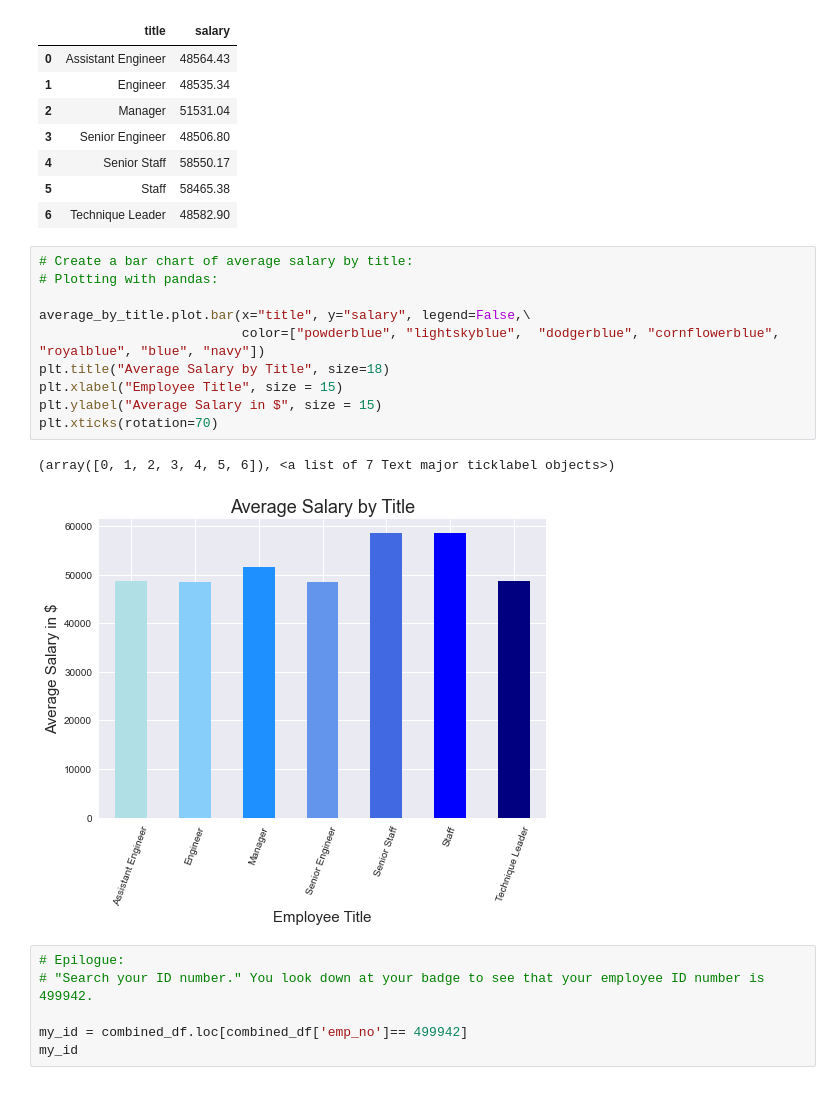
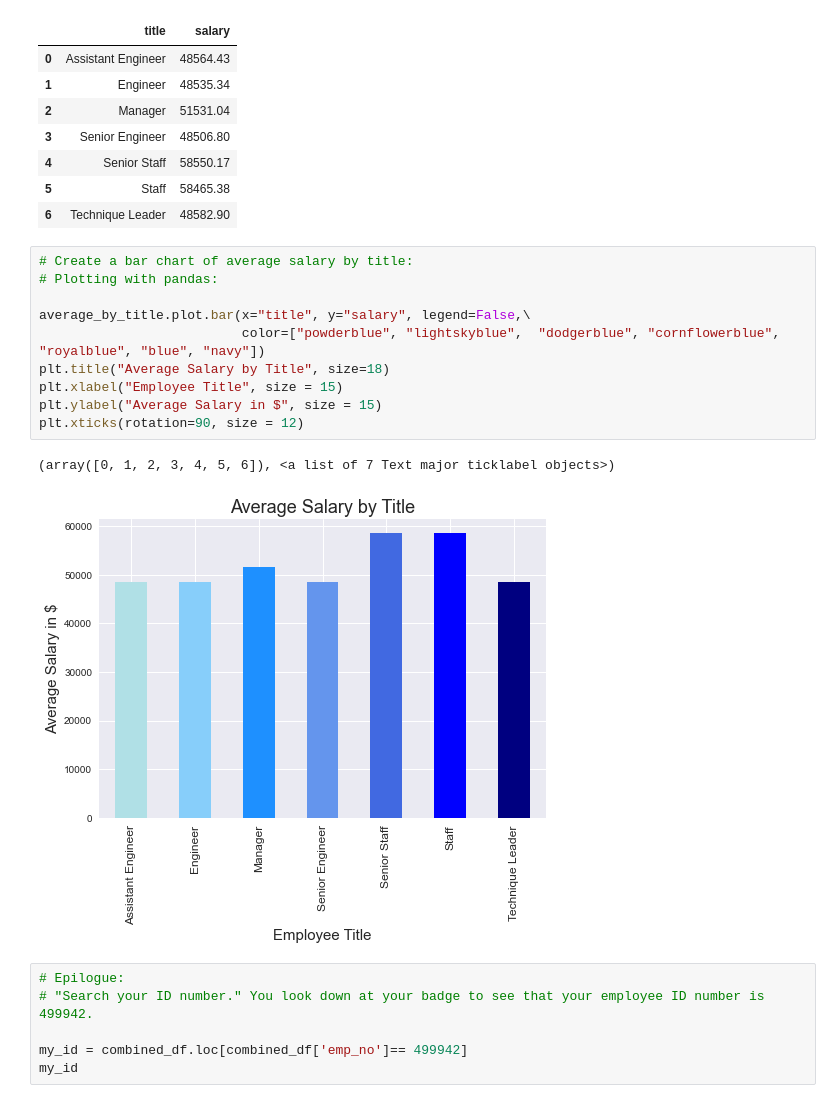
Before and after one commit to Auburn9698/sql-challenge, a Jupyter notebook: EmployeeSQL/Bonus.ipynb, the cells around one changed output. Drawn from its saved outputs; the diff is of its cells as text.

Commit message:
Updated chart
Updated chart

```diff
--- a/EmployeeSQL/Bonus.ipynb
+++ b/EmployeeSQL/Bonus.ipynb
@@ -126,16 +126,16 @@ average_by_title
 # %%
 # Create a bar chart of average salary by title:
 # Plotting with pandas:
 
 average_by_title.plot.bar(x="title", y="salary", legend=False,\
                           color=["powderblue", "lightskyblue",  "dodgerblue", "cornflowerblue", "royalblue", "blue", "navy"])
 plt.title("Average Salary by Title", size=18)
 plt.xlabel("Employee Title", size = 15)
 plt.ylabel("Average Salary in $", size = 15)
-plt.xticks(rotation=70)
+plt.xticks(rotation=90, size = 12)
 # %% [output]
 (array([0, 1, 2, 3, 4, 5, 6]), <a list of 7 Text major ticklabel objects>)
-[figure, old version]
+[figure, new version]
 # %%
 # Epilogue:
 # "Search your ID number." You look down at your badge to see that your employee ID number is 499942.
```
